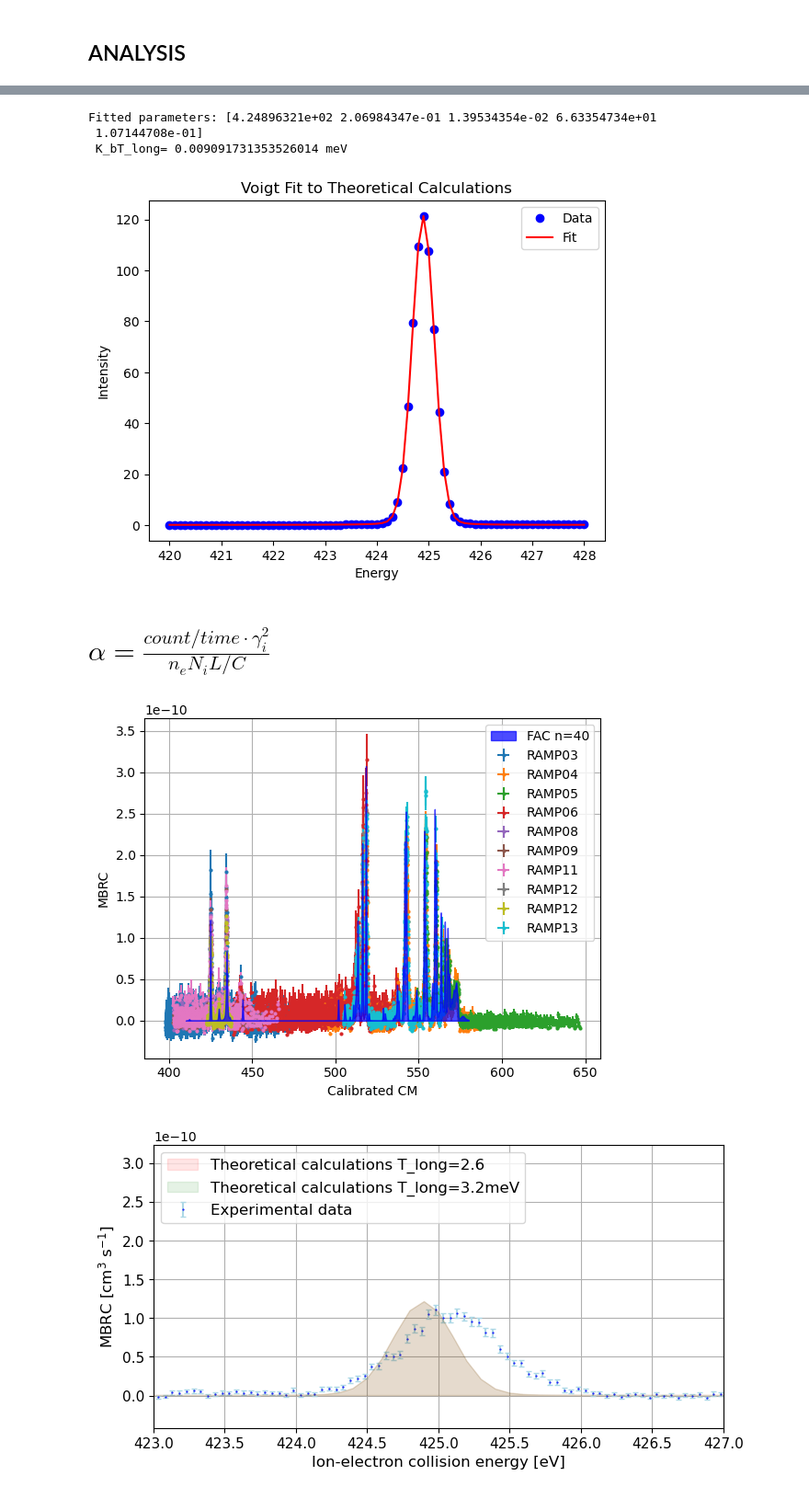
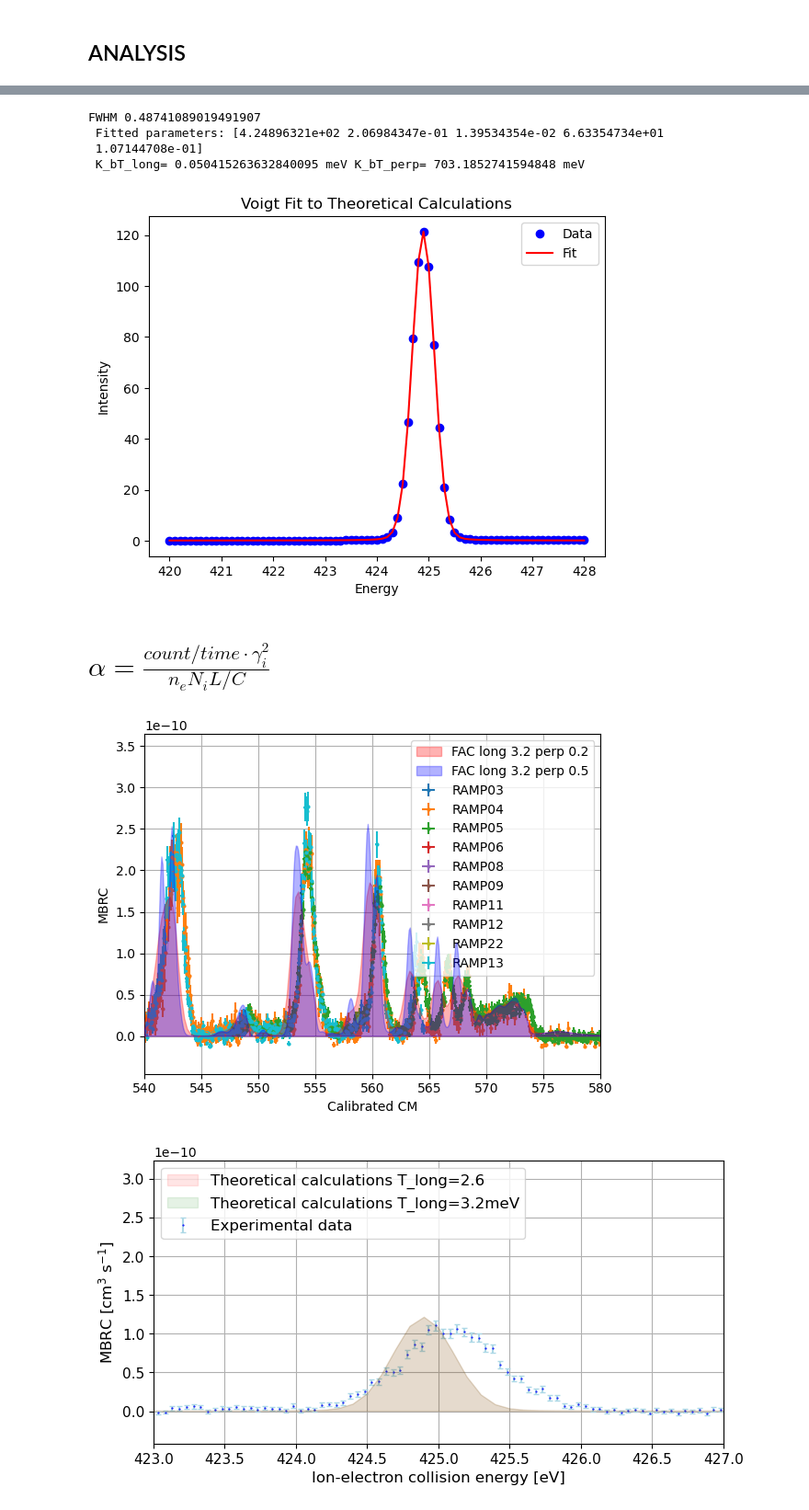
Before and after one commit to wwwerka/dr_oxygen_analysis, a Jupyter notebook: dr_oxygen_analysis.ipynb, the cells around one changed output, grey strips where cells are left out. Shown at 92% size. Saved outputs shown, nothing was run; the diff lists cells and outputs as text; code cells hidden in the pictures.

```diff
--- a/dr_oxygen_analysis.ipynb
+++ b/dr_oxygen_analysis.ipynb
@@ -530,8 +458,8 @@ theory_n40_T26 = np.genfromtxt(filename,delimiter="	",usecols=range(0, 2, 1),dty
 filename = theory_data_path+"n40_T32.cdr"
 theory_n40_T32 = np.genfromtxt(filename,delimiter="	",usecols=range(0, 2, 1),dtype=float)
 
-filename = theory_data_path+"n40_T29.cdr"
-theory_n40_T29 = np.genfromtxt(filename,delimiter="	",usecols=range(0, 2, 1),dtype=float)
+filename = theory_data_path+"n40_T32_02.cdr"
+theory_n40_T32_02 = np.genfromtxt(filename,delimiter="	",usecols=range(0, 2, 1),dtype=float)
 
 filename = theory_data_path+"O6DR.adr"
 theory_autostructure = np.genfromtxt(filename,delimiter="    ",usecols=range(0, 2, 1),dtype=float)
@@ -551,7 +479,7 @@ data09 = CryringData(exp_data_path+'06ramp009.yrdr')
 data10 = CryringData(exp_data_path+'06ramp010.yrdr')
 data11 = CryringData(exp_data_path+'06ramp011.yrdr')
 data12 = CryringData(exp_data_path+'06ramp012-Copy_part1.yrdr')
-data22 = CryringData(exp_data_path+'06ramp012-Copy_part2.yrdr')
+data22 = CryringData(exp_data_path+'06ramp022-Copy_part2.yrdr')
 data13 = CryringData(exp_data_path+'06ramp013-Copy1.yrdr')
 # %% [markdown]
 ## ANALYSIS
@@ -798,9 +1200,11 @@ result = opt.least_squares(residuals, initial_guess, args=(x_filtered, y_filtere
 # Extract the best-fit parameters
 fitted_params = result.x
 
-temp = fitted_params[1] ** 2 / (16 * np.log(2) * fitted_params[0])
+w_G = fitted_params[1]*2*np.sqrt(2*np.log(2))
+temp_long = w_G**2/(16*np.log(2)*fitted_params[0])
+temp_perp = w_G/np.log(2)
 
-print("Fitted parameters:", fitted_params, '\n', 'K_bT_long=', temp * 1e3, 'meV')
+print("FWHM", w_G, '\n', "Fitted parameters:", fitted_params, '\n', 'K_bT_long=', temp_long* 1e3, 'meV', 'K_bT_perp=', temp_perp* 1e3, 'meV')
 
 # Plot the results
 plt.figure()
@@ -812,36 +1216,37 @@ plt.ylabel('Intensity')
 plt.legend()
 plt.show()
 # %% [output]
-Fitted parameters: [4.24896321e+02 2.06984347e-01 1.39534354e-02 6.63354734e+01
+FWHM 0.48741089019491907
+ Fitted parameters: [4.24896321e+02 2.06984347e-01 1.39534354e-02 6.63354734e+01
  1.07144708e-01]
- K_bT_long= 0.009091731353526014 meV
+ K_bT_long= 0.050415263632840095 meV K_bT_perp= 703.1852741594848 meV
 [figure]
 # %% [markdown]
 # $\alpha = \frac{count/time { } \cdot \gamma_i^2}{n_eN_iL/C}$
 # %%
 data_sets = [data03, data04, data05, data06, data08, data09, data11, data12, data22, data13]
 # data_sets = [data03, data11]
 # data_sets = [data03, data08, data09, data11, data22]
 # data_sets = [data04, data05, data06, data12, data13]
 fig = plt.figure()
 ax1 = fig.gca()
 for data in data_sets:
     ax1.errorbar(data.calibration_NEW2(), data.rate_coef(), data.error_rate_coef(), data.error_calibration_NEW2(), marker='o', markersize=2, linestyle='', label = "RAMP"+data.name)
-# ax1.fill_between(theory_n20[:, 0], theory_n20[:, 1],color= "r", label="FAC n=20", zorder=10, alpha=0.7)
-ax1.fill_between(theory_n40[:, 0], theory_n40[:, 1],color= "b", label="FAC n=40", zorder=11, alpha=0.7)
-# plt.xlim(424,440)
+ax1.fill_between(theory_n40_T32_02[:, 0], theory_n40_T32_02[:, 1],color= "r", label="FAC long 3.2 perp 0.2", zorder=10, alpha=0.3)
+ax1.fill_between(theory_n40_T32[:, 0], theory_n40_T32[:, 1],color= "b", label="FAC long 3.2 perp 0.05", zorder=11, alpha=0.3)
+plt.xlim(424,440)
 # plt.xlim(425,425.1)
-# plt.xlim(520,580)
+plt.xlim(540,580)
 # plt.xlim(540,545)
 plt.legend()
 plt.xlabel("Calibrated CM")
 plt.ylabel("MBRC")
 # plt.ylim(-0.9e-10,0.9e-10)
 plt.grid()
 plt.show()
 # plt.savefig("high.pdf")
 # %% [output]
-[figure, old version]
+[figure, new version]
 # %%
 data_sets = [data03, data04, data05, data06, data08, data09, data11, data12, data22, data13]
 # data_sets = [data08]
```
Also changed, not shown: parts of 26 cells of this notebook, 4 other files.
